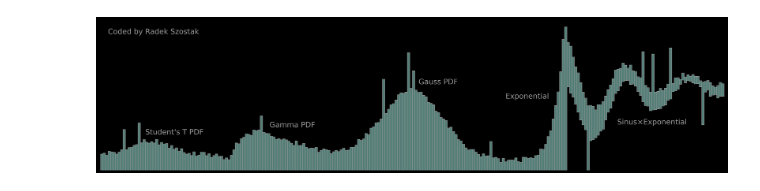
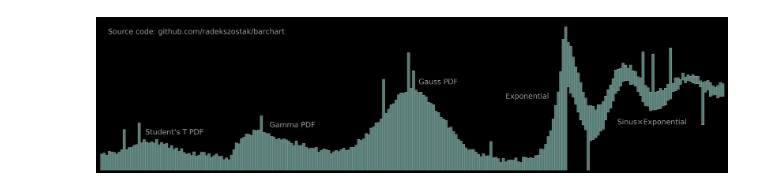
Before and after one commit to radekszostak/barchart, a Jupyter notebook: barchart.ipynb, the cells around one changed output. Saved outputs shown, nothing was run; the diff lists cells and outputs as text; code cells hidden in the pictures.

```diff
--- a/barchart.ipynb
+++ b/barchart.ipynb
@@ -41,34 +41,36 @@ top_noise_peaks[top_noise_peaks_idx] = np.random.rand(len(top_noise_peaks_idx))
 
 top = top_left.sum(axis=0) + top_right.sum(axis=0)
 top = top + np.random.rand(len(x)) * 0.04 + top_noise_peaks
 top = np.clip(top, 0, 1)
 
 np.random.seed(12)
 bottom_noise_peaks_idx = np.random.randint(0, len(x), 10)
 bottom_noise_peaks = np.zeros(len(x))
 bottom_noise_peaks[bottom_noise_peaks_idx] = np.random.rand(len(bottom_noise_peaks_idx)) * 0.2 + 0.1
 
 bottom = bottom - bottom_noise_peaks
 bottom = np.clip(bottom, 0, 1)
 top = top - bottom
 
 #add text
-plt.text(1, 0.95, "Coded by Radek Szostak", fontsize=20, color="white")
+plt.text(1, 0.95, "Source code: github.com/radekszostak/barchart", fontsize=20, color="white")
 plt.text(7, 0.25, "Student's T PDF", fontsize=20, color="white")
 plt.text(27, 0.3, "Gamma PDF", fontsize=20, color="white")
 plt.text(51, 0.6, "Gauss PDF", fontsize=20, color="white")
 plt.text(65, 0.5, "Exponential", fontsize=20, color="white")
 plt.text(83, 0.32, "Sinus×Exponential", fontsize=20, color="white")
 
 # Create the plot
 plt.bar(x, top, bottom=bottom, edgecolor='white', width=bar_width)
 plt.axis("off")
 plt.tight_layout()
 plt.margins(x=0)
-#make rectangle filling whole plot
+
+# Make rectangle filling whole plot do dim the plot
 plt.gca().add_patch(plt.Rectangle((-0.5, 0), 100.9, 1, fill=True, color='black', alpha=0.4, zorder=3))
+
+# Save the plot
 plt.savefig('barchart.png')
 plt.show()
-#save plot
 # %% [output]
-[figure, old version]
+[figure, new version]
```
Also changed, not shown: 1 other file.
